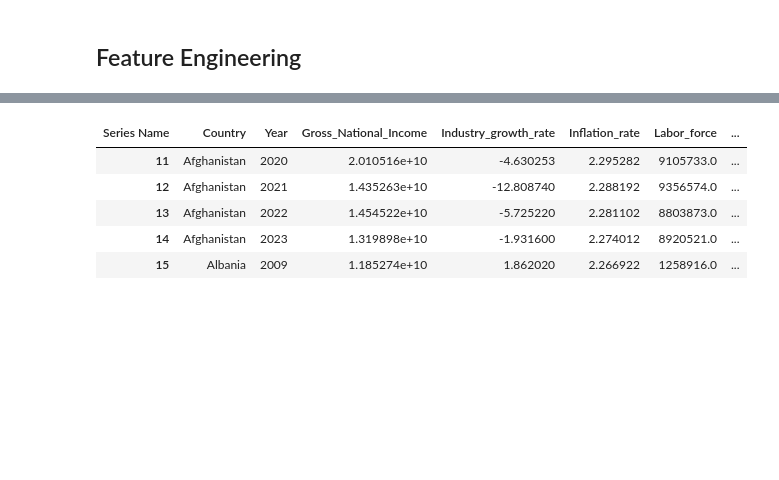
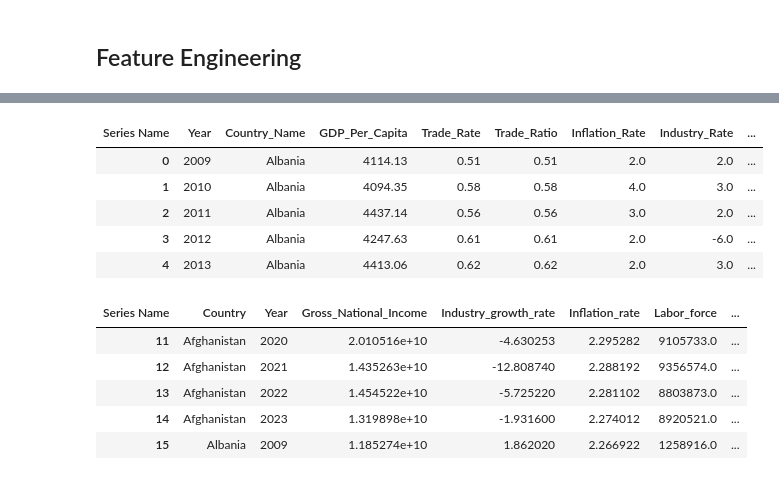
Before and after one commit to koto253/Data_Science_Portfolio, a Jupyter notebook: Data_Preparation_Cleaning/cleaning_gdp_dataset.ipynb, the cells around one changed output, grey strips where cells are left out. Cells and saved outputs as stored; diff of their text form; code cells hidden in the pictures; blank space fills up the shorter version.

```diff
--- a/Data_Preparation_Cleaning/cleaning_gdp_dataset.ipynb
+++ b/Data_Preparation_Cleaning/cleaning_gdp_dataset.ipynb
@@ -118,10 +261,14 @@ np.int64(0)
 ## Feature Engineering
 # %%
 # create gdp per capita column
-df['GDP_Per_Capita'] = round(df['GDP (current US$)'] / df['Population, total'], 2)
+cleaned_df['GDP_Per_Capita'] = round(cleaned_df['GDP'] / cleaned_df['Population'], 2)
 
 # Create a new column for the Trade_Rate
-df['Trade_Rate'] = round(df['Exports of goods and services (current US$)'] / df['Imports of goods and services (current US$)'], 2)
+cleaned_df['Trade_Rate'] = round(cleaned_df['Exports'] / cleaned_df['Imports'], 2)
 
 # Trade Ratio
-df['Trade_Ratio'] = round(df['Exports of goods and services (current US$)'] / df['Imports of goods and services (current US$)'], 2)
+cleaned_df['Trade_Ratio'] = round(cleaned_df['Exports'] / cleaned_df['Imports'], 2)
+
+# round these variables
+cleaned_df['Inflation_Rate'] = round(cleaned_df['Inflation_Rate'])
+cleaned_df['Industry_Rate'] = round(cleaned_df['Industry_Rate'])
@@ -139,3 +282,17 @@ df.head()
+# %%
+cleaned_updated_df = cleaned_df[[
+                                 'Year', 'Country_Name', 'GDP_Per_Capita',
+                                 'Trade_Rate', 'Trade_Ratio', 'Inflation_Rate',
+                                 'Industry_Rate', 'Labor_Force', 'Population',
+                                ]].reset_index(drop=True)
+cleaned_updated_df.head()
+# %% [output]
+| Series Name | Year | Country_Name | GDP_Per_Capita | Trade_Rate | Trade_Ratio | Inflation_Rate | Industry_Rate | ... |
+| 0 | 2009 | Albania | 4114.13 | 0.51 | 0.51 | 2.0 | 2.0 | ... |
+| 1 | 2010 | Albania | 4094.35 | 0.58 | 0.58 | 4.0 | 3.0 | ... |
+| 2 | 2011 | Albania | 4437.14 | 0.56 | 0.56 | 3.0 | 2.0 | ... |
+| 3 | 2012 | Albania | 4247.63 | 0.61 | 0.61 | 2.0 | -6.0 | ... |
+| 4 | 2013 | Albania | 4413.06 | 0.62 | 0.62 | 2.0 | 3.0 | ... |
 # %%
 # rename columns Industry (including construction), value added (annual % growth) and Inflation, consumer prices (annual %)
 df.rename(columns={ 'Labor force, total': 'Labor_force',
```
Also changed, not shown: parts of 41 cells of this notebook.
